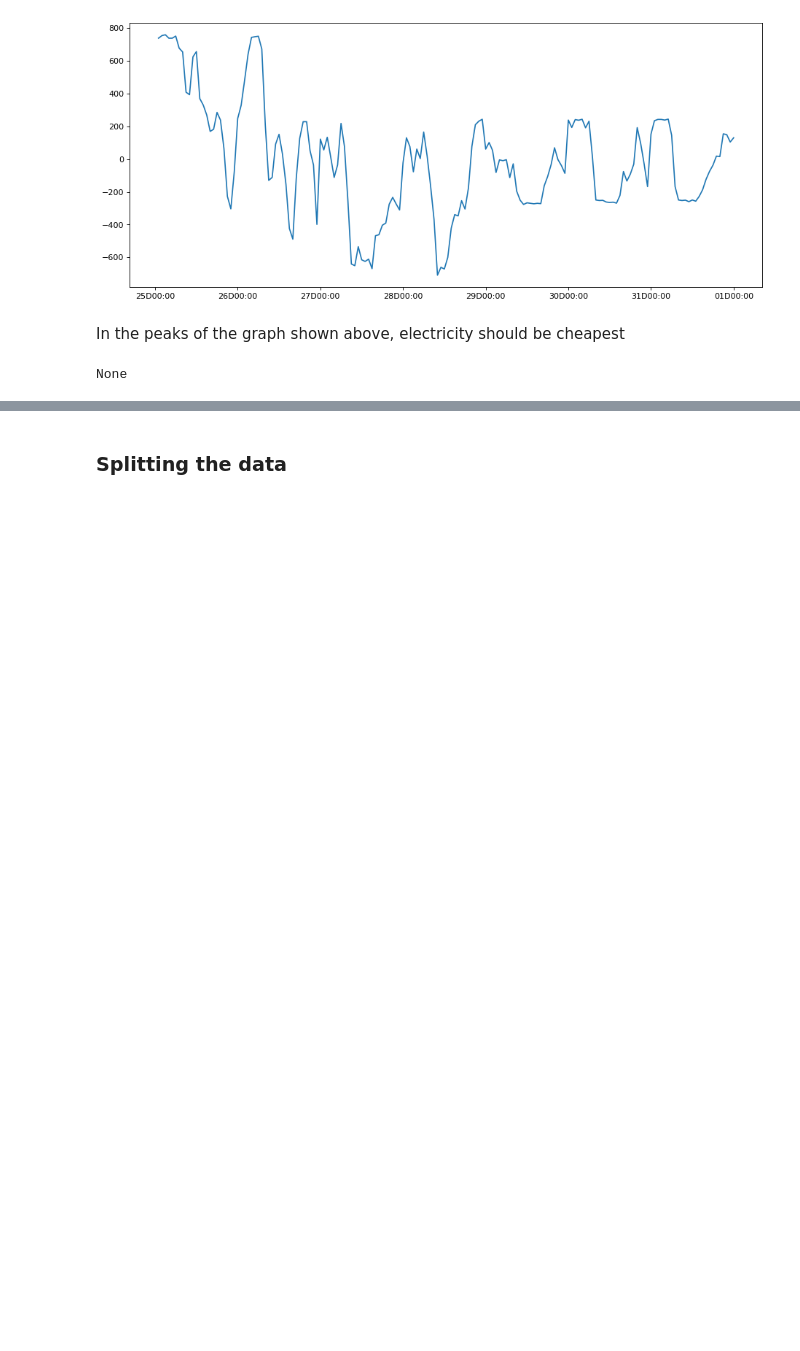
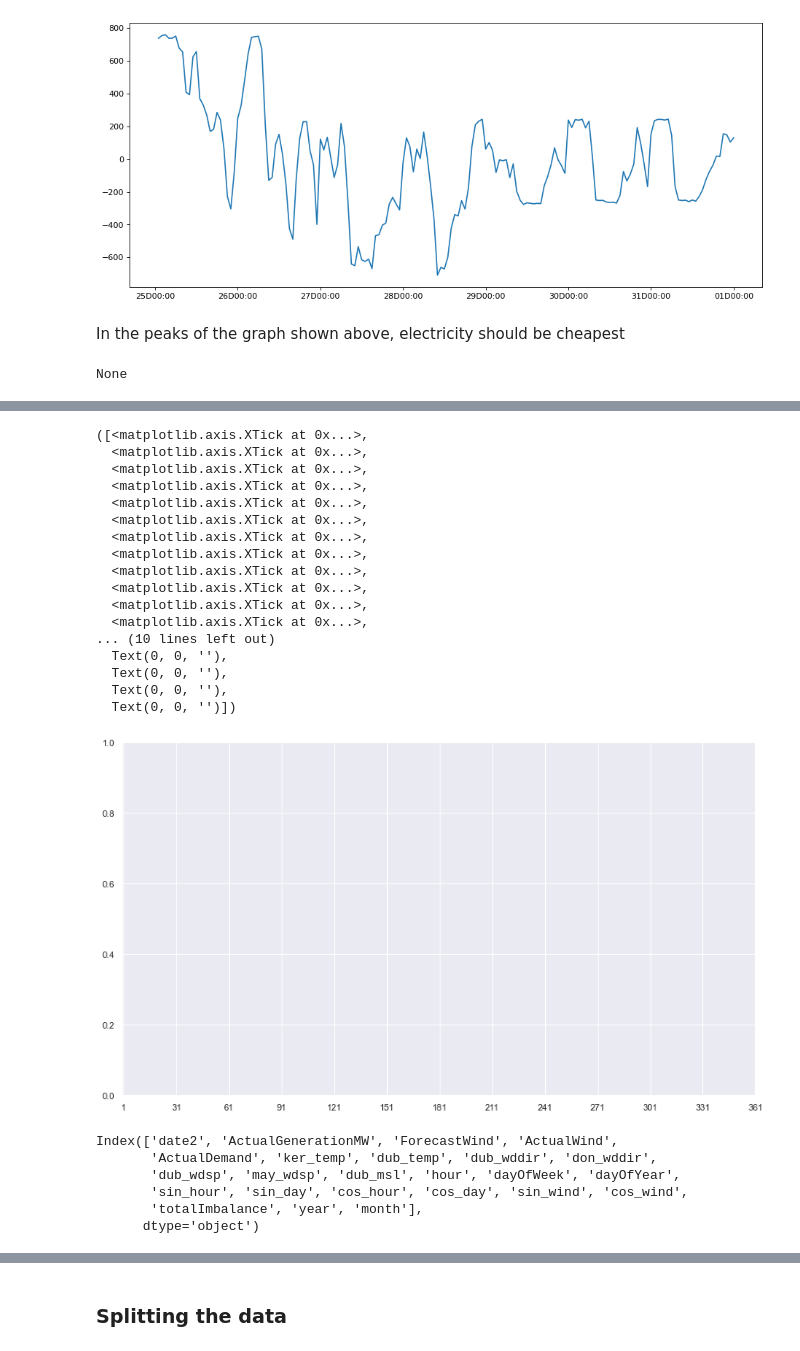
Before and after one commit to kevinTheQuigley/chargeTimeAnalytics, a Jupyter notebook: ChargeTimeAnalyticsNotebook2.ipynb, the cells around one changed output, grey strips where cells are left out. Cells and saved outputs as stored; diff of their text form; code cells hidden in the pictures; blank space fills up the shorter version.

```diff
--- a/ChargeTimeAnalyticsNotebook2.ipynb
+++ b/ChargeTimeAnalyticsNotebook2.ipynb
@@ -1838,0 +1875,7 @@ None
+# %%
+df1['dayOfWeek']= df1['date2'].dt.day_of_week
+df1['year']= df1['date2'].dt.year
+df1['month']= df1['date2'].dt.month
+# %%
+sns.set_style('darkgrid')
+sns.set(rc={'figure.figsize':(14,8)})
@@ -1838,0 +1906,21 @@ None
+# %%
+plt.xticks(np.arange(min(df1['dayOfYear']), max(df1['dayOfYear']), 30))
+# %% [output]
+([<matplotlib.axis.XTick at 0x...>,
+  <matplotlib.axis.XTick at 0x...>,
+  <matplotlib.axis.XTick at 0x...>,
+  <matplotlib.axis.XTick at 0x...>,
+  <matplotlib.axis.XTick at 0x...>,
+  <matplotlib.axis.XTick at 0x...>,
+  <matplotlib.axis.XTick at 0x...>,
+  <matplotlib.axis.XTick at 0x...>,
+  <matplotlib.axis.XTick at 0x...>,
+  <matplotlib.axis.XTick at 0x...>,
+  <matplotlib.axis.XTick at 0x...>,
+  <matplotlib.axis.XTick at 0x...>,
+... (10 lines left out)
+  Text(0, 0, ''),
+  Text(0, 0, ''),
+  Text(0, 0, ''),
+  Text(0, 0, '')])
+[figure, added]
@@ -1838,0 +1931,9 @@ None
+# %%
+df1.columns
+# %% [output]
+Index(['date2', 'ActualGenerationMW', 'ForecastWind', 'ActualWind',
+       'ActualDemand', 'ker_temp', 'dub_temp', 'dub_wddir', 'don_wddir',
+       'dub_wdsp', 'may_wdsp', 'dub_msl', 'hour', 'dayOfWeek', 'dayOfYear',
+       'sin_hour', 'sin_day', 'cos_hour', 'cos_day', 'sin_wind', 'cos_wind',
+       'totalImbalance', 'year', 'month'],
+      dtype='object')
```
Also changed, not shown: parts of 65 cells of this notebook, 1 other file.
